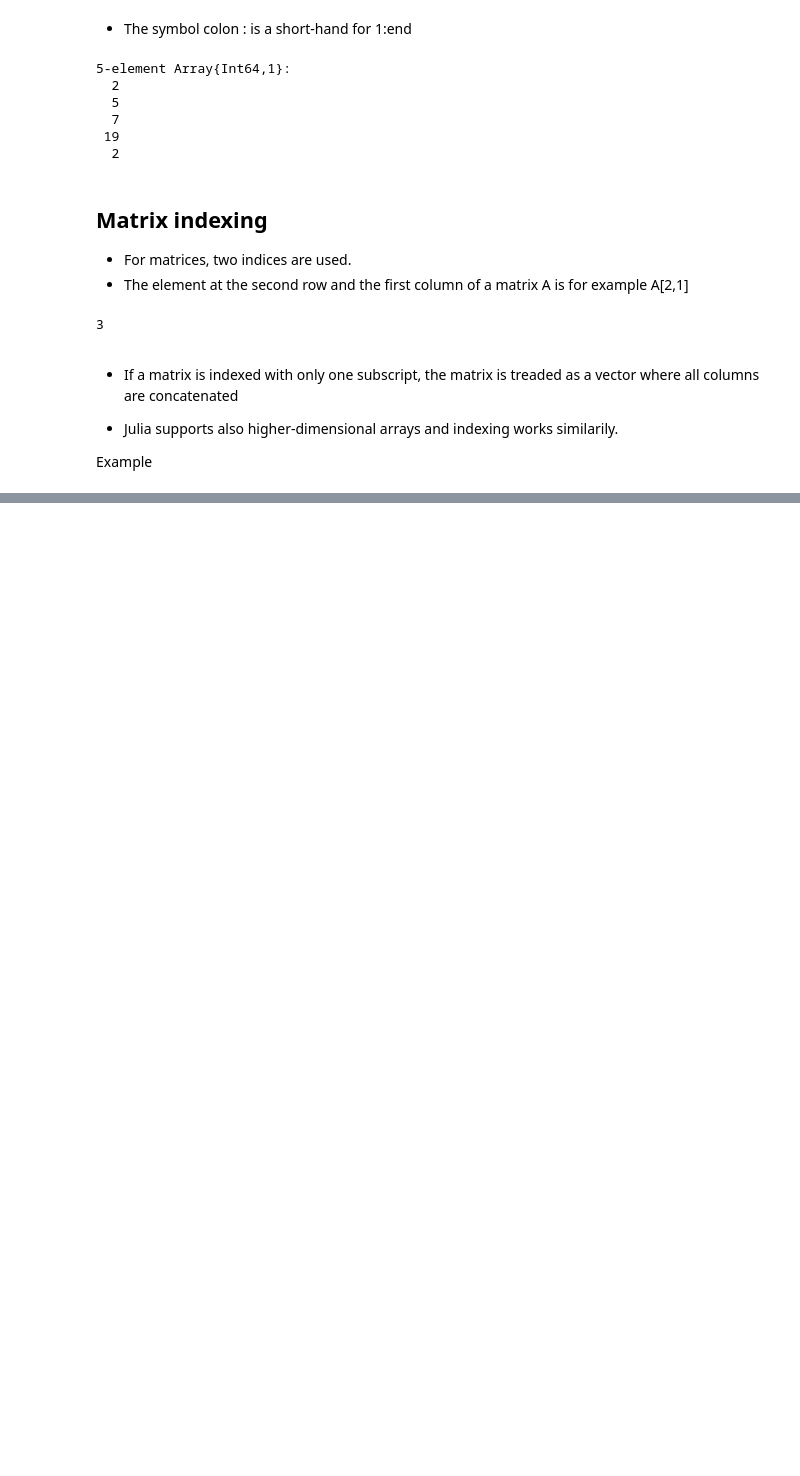
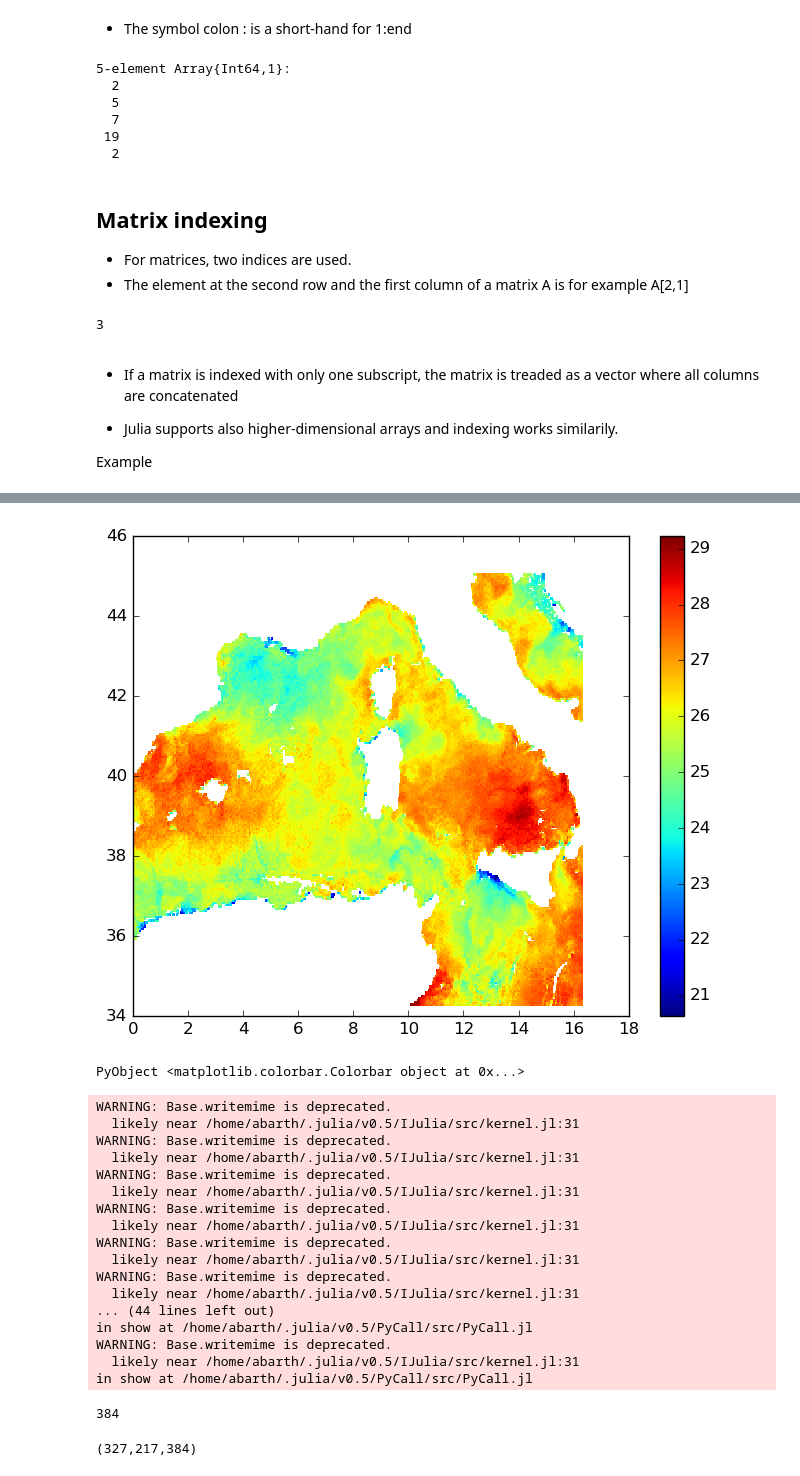
Before and after one commit to Alexander-Barth/JuliaTutorial, a Jupyter notebook: Julia Tutorial of Data Analysis in Oceanography.ipynb, the cells around one changed output, grey strips where cells are left out. Cells and saved outputs as stored; diff of their text form; code cells hidden in the pictures; blank space fills up the shorter version.

```diff
--- a/Julia Tutorial of Data Analysis in Oceanography.ipynb
+++ b/Julia Tutorial of Data Analysis in Oceanography.ipynb
@@ -216,0 +277,9 @@ Example
+# %%
+fname = "data/WesternMedSST.nc";
+lon = ncread(fname,"lon");
+lat = ncread(fname,"lat");
+time = ncread(fname,"time");
+tmp = ncread(fname,"seviri_sst");
+fillvalue = ncgetatt(fname,"seviri_sst","_FillValue")
+SST = DataArray(tmp,tmp .== fillvalue);
+mask = ncread(fname,"mask");
@@ -216,0 +290,33 @@ Example
+# %%
+pcolor(lon,lat,SST[:,:,1]');
+colorbar()
+# %% [output]
+[figure, added]
+PyObject <matplotlib.colorbar.Colorbar object at 0x...>
+WARNING: Base.writemime is deprecated.
+  likely near /home/abarth/.julia/v0.5/IJulia/src/kernel.jl:31
+WARNING: Base.writemime is deprecated.
+  likely near /home/abarth/.julia/v0.5/IJulia/src/kernel.jl:31
+WARNING: Base.writemime is deprecated.
+  likely near /home/abarth/.julia/v0.5/IJulia/src/kernel.jl:31
+WARNING: Base.writemime is deprecated.
+  likely near /home/abarth/.julia/v0.5/IJulia/src/kernel.jl:31
+WARNING: Base.writemime is deprecated.
+  likely near /home/abarth/.julia/v0.5/IJulia/src/kernel.jl:31
+WARNING: Base.writemime is deprecated.
+  likely near /home/abarth/.julia/v0.5/IJulia/src/kernel.jl:31
+... (44 lines left out)
+in show at /home/abarth/.julia/v0.5/PyCall/src/PyCall.jl
+WARNING: Base.writemime is deprecated.
+  likely near /home/abarth/.julia/v0.5/IJulia/src/kernel.jl:31
+in show at /home/abarth/.julia/v0.5/PyCall/src/PyCall.jl
+# %%
+imax = size(SST,1)
+jmax = size(SST,2)
+kmax = size(SST,3)
+# %% [output]
+384
+# %%
+imax, jmax, kmax = size(SST)
+# %% [output]
+(327,217,384)
```
Also changed, not shown: parts of 31 cells of this notebook, 2 other files.
